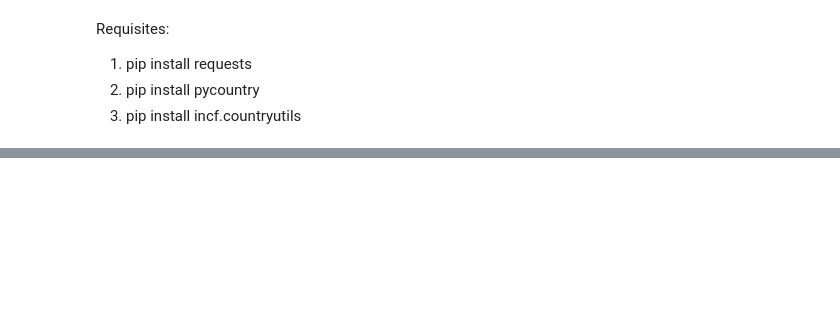
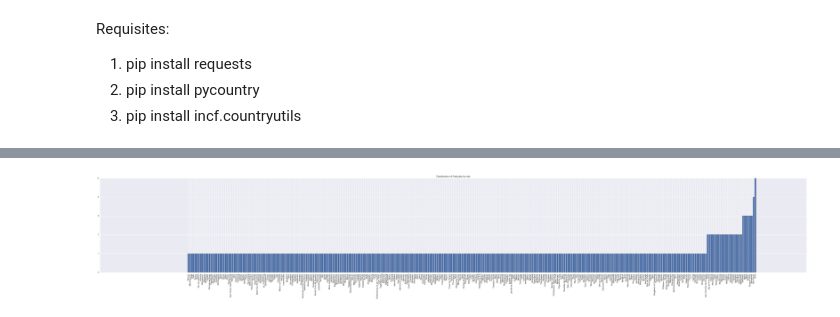
Before and after one commit to openp2pdesign/FabLab-Mapping--Python, a Jupyter notebook: Distribution of FabLabs.ipynb, the cells around one changed output, grey strips where cells are left out. Saved outputs shown, nothing was run; the diff lists cells and outputs as text; code cells hidden in the pictures; blank space fills up the shorter version.

```diff
--- a/Distribution of FabLabs.ipynb
+++ b/Distribution of FabLabs.ipynb
@@ -105,0 +134,30 @@ plt.savefig('FabLabs-CountryDistribution.pdf')
+# %%
+# Get distribution of FabLabs per city
+
+# Get list from cities in the data
+cities = {}
+
+for j,m in enumerate(labs):
+    if labs[m]["city"] not in cities:
+        cities[labs[m]["city"]] = {}
+    cities[labs[m]["city"]][j] = 1
+
+# Delete cities without a name
+if "" in cities:
+    del cities[""]
+
+cities_stats = {}
+
+for i in cities:
+    cities_stats[i] = len(cities[i])
+
+cities_stats2 = OrderedDict(sorted(cities_stats.items(), key=lambda t: t[1]))
+
+figure(figsize=(60,8))
+plt.bar(range(len(cities_stats2)), cities_stats2.values(), align='center')
+plt.xticks(range(len(cities_stats2)), cities_stats2.keys(), rotation=90)
+plt.title("Distribution of FabLabs by city")
+
+plt.savefig('FabLabs-CityDistribution.pdf')
+# %% [output]
+[figure, added]
```
Also changed, not shown: parts of 7 cells of this notebook.
